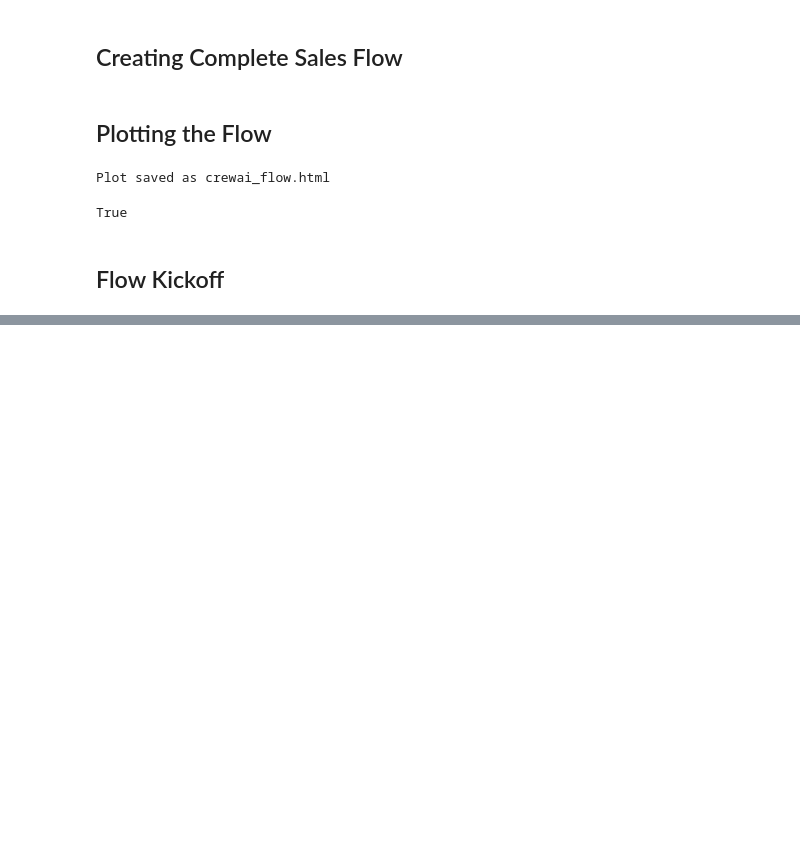
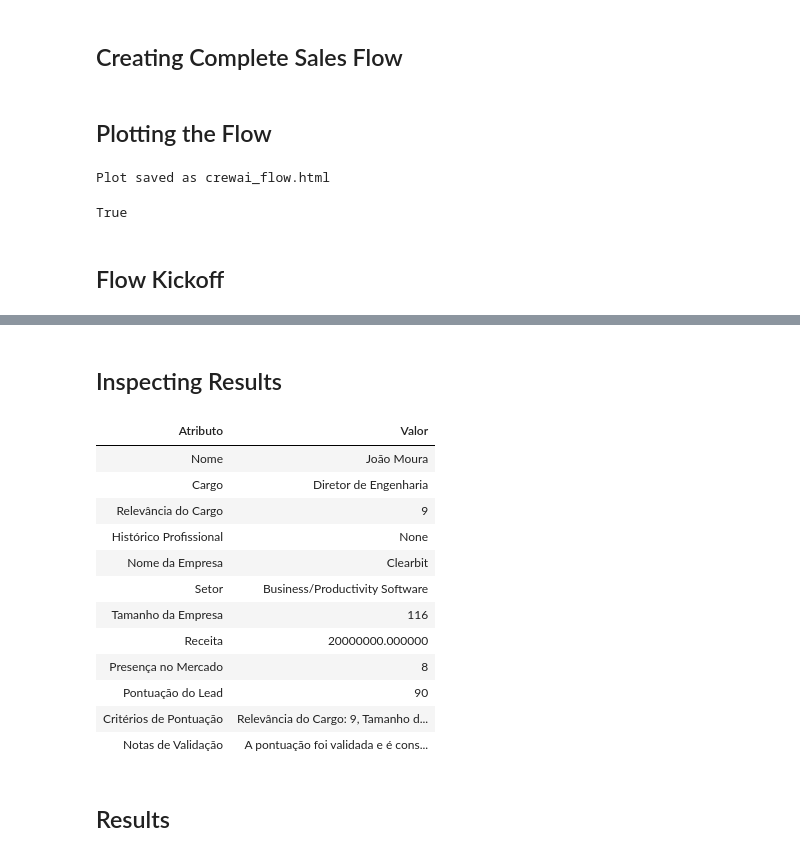
Before and after one commit to Ryans007/Sistema-Mult-Agentes, a Jupyter notebook: Practical Multi AI Agents and Advanced Use Cases with crewAI/L_3/L_3.ipynb, the cells around one changed output, grey strips where cells are left out. Saved outputs shown, nothing was run; the diff lists cells and outputs as text; code cells hidden in the pictures; blank space fills up the shorter version.

```diff
--- a/Practical Multi AI Agents and Advanced Use Cases with crewAI/L_3/L_3.ipynb
+++ b/Practical Multi AI Agents and Advanced Use Cases with crewAI/L_3/L_3.ipynb
@@ -267,0 +321,59 @@ Response content: b'{"message":"Unauthorized.","statusCode":403}'
+# %% [markdown]
+## Inspecting Results
+# %%
+scores = flow.state["score_crews_results"]
+# %%
+import pandas as pd
+from IPython.display import display, HTML
+
+lead_scoring_result = scores[0].pydantic
+
+# Criar um dicionário com a estrutura aninhada achatada
+data = {
+    'Nome': lead_scoring_result.personal_info.name,
+    'Cargo': lead_scoring_result.personal_info.job_title,
+    'Relevância do Cargo': lead_scoring_result.personal_info.role_relevance,
+    'Histórico Profissional': lead_scoring_result.personal_info.professional_background,
+    'Nome da Empresa': lead_scoring_result.company_info.company_name,
+    'Setor': lead_scoring_result.company_info.industry,
+    'Tamanho da Empresa': lead_scoring_result.company_info.company_size,
+    'Receita': lead_scoring_result.company_info.revenue,
+    'Presença no Mercado': lead_scoring_result.company_info.market_presence,
+    'Pontuação do Lead': lead_scoring_result.lead_score.score,
+    'Critérios de Pontuação': ', '.join(lead_scoring_result.lead_score.scoring_criteria),
+    'Notas de Validação': lead_scoring_result.lead_score.validation_notes
+}
+
+# Converter o dicionário para um DataFrame
+df = pd.DataFrame.from_dict(data, orient='index', columns=['Valor'])
+
+# Resetar o índice para transformar os nomes originais das colunas em uma coluna comum
+df = df.reset_index()
+
+# Renomear a coluna do índice para 'Atributo'
+df = df.rename(columns={'index': 'Atributo'})
+
+# Criar tabela HTML com atributos em negrito e valores alinhados à esquerda
+html_table = df.style.set_properties(**{'text-align': 'left'}) \
+                     .format({'Atributo': lambda x: f'<b>{x}</b>'}) \
+                     .hide(axis='index') \
+                     .to_html()
+
+# Exibir a tabela HTML estilizada
+display(HTML(html_table))
+# %% [output]
+| Atributo | Valor |
+| Nome | João Moura |
+| Cargo | Diretor de Engenharia |
+| Relevância do Cargo | 9 |
+| Histórico Profissional | None |
+| Nome da Empresa | Clearbit |
+| Setor | Business/Productivity Software |
+| Tamanho da Empresa | 116 |
+| Receita | 20000000.000000 |
+| Presença no Mercado | 8 |
+| Pontuação do Lead | 90 |
+| Critérios de Pontuação | Relevância do Cargo: 9, Tamanho d... |
+| Notas de Validação | A pontuação foi validada e é cons... |
+# %% [markdown]
+## Results
```
Also changed, not shown: parts of 14 cells of this notebook, 5 other files.
